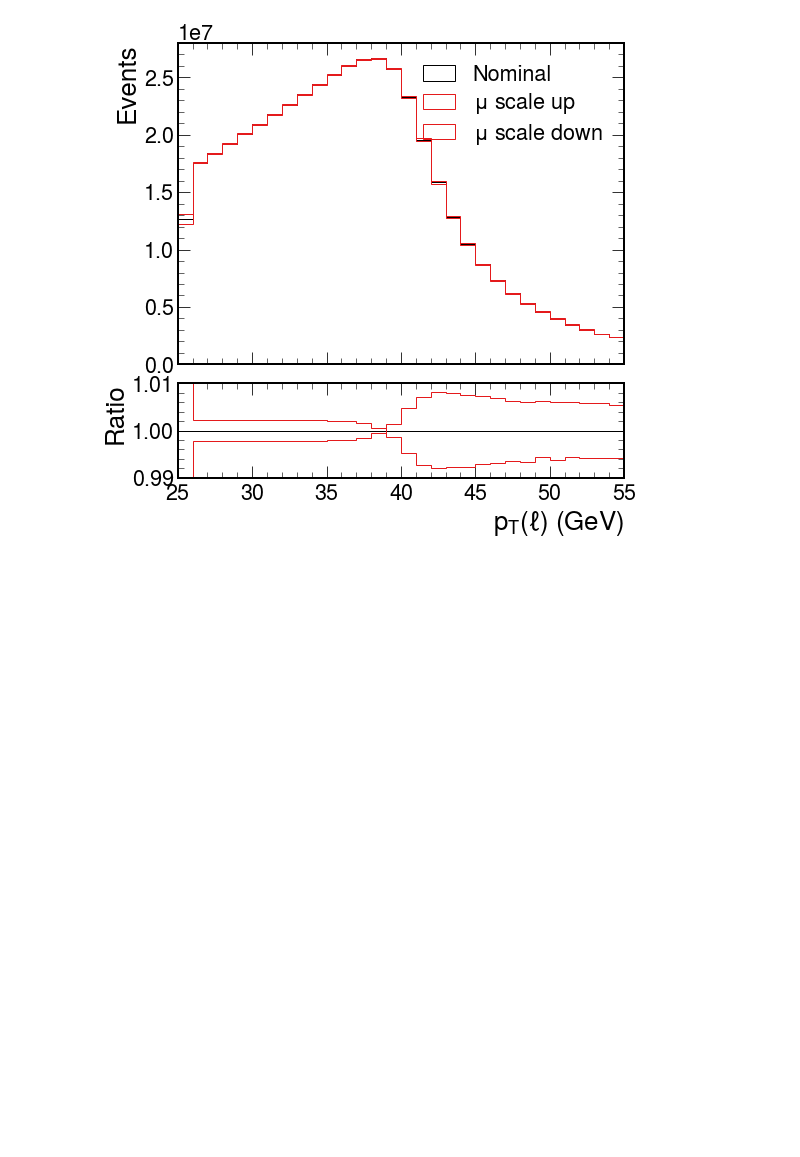
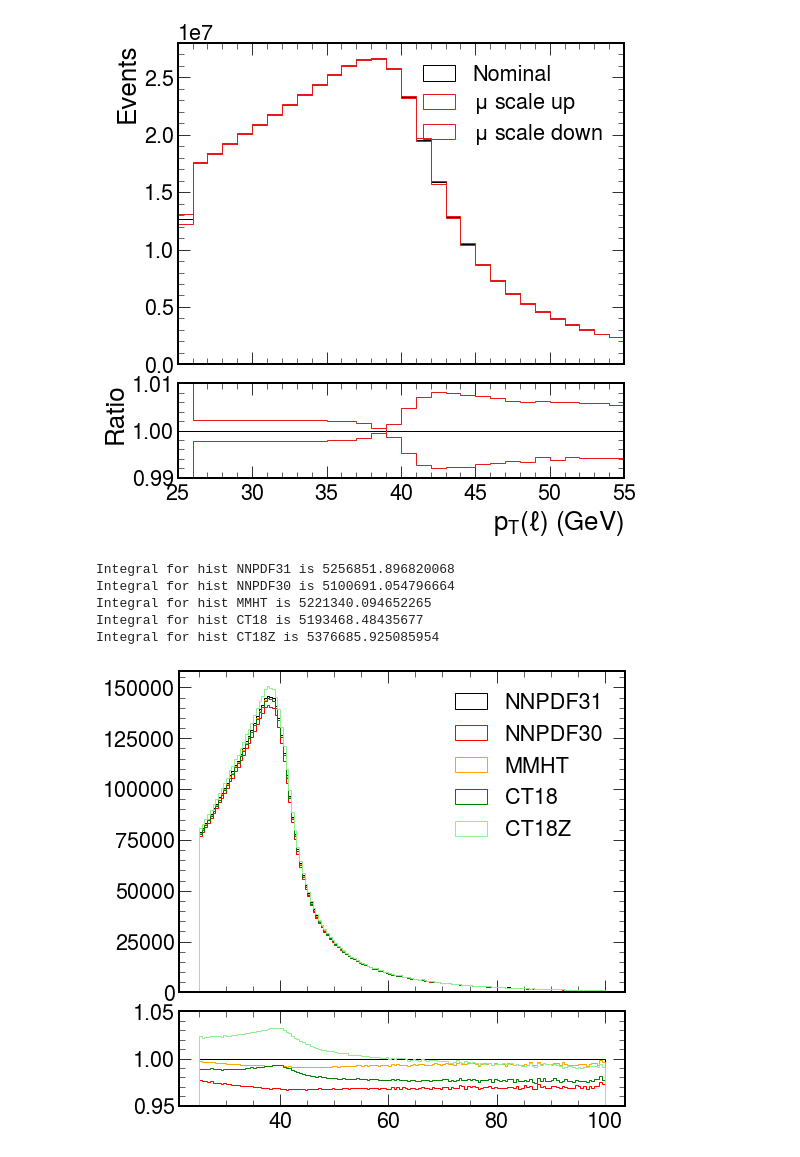
Before and after one commit to kdlong/ScatchMatplotlibPlots, a Jupyter notebook: plotSystematics.ipynb, the cells around one changed output. Saved outputs shown, nothing was run; the diff lists cells and outputs as text; code cells hidden in the pictures; blank space fills up the shorter version.

```diff
--- a/plotSystematics.ipynb
+++ b/plotSystematics.ipynb
@@ -6,15 +6,16 @@ import numpy as np
 # %%
 plt.style.use([mplhep.style.ROOT])
 # %%
-def plotHists(binnings, hists, names, colors, ratio_range=[0.9, 1.1], width=1):
+def plotHists(bins, hists, names, colors, ratio_range=[0.9, 1.1], width=1):
     fig = plt.figure(figsize=(8*width,8))
     ax1 = fig.add_subplot(4, 1, (1, 3))
     ax2 = fig.add_subplot(4, 1, 4)
-    for bins, hist, name, color in zip(binnings, hists, names, colors):
+    for hist, name, color in zip(hists, names, colors):
         print("Integral for hist", name, "is", np.sum(hist))
         args = {"label" : name, "color" : color}
         ax1.hist(bins[:-1], bins=bins, weights=hist, histtype='step', **args)
-        ax2.hist(bins[:-1], bins=bins, weights=hist/hists[0], histtype='step', label=name, color=color)
+        ratio = np.divide(hist, hists[0], out=np.zeros_like(hist), where=hists[0]!=0)
+        ax2.hist(bins[:-1], bins=bins, weights=ratio, histtype='step', label=name, color=color)
     ax2.set_ylim(ratio_range)
     ax1.set_xticklabels([])
     ax1.legend()
@@ -466,3 +467,28 @@ Integral for hist $\mu$ scale up is 460834845.3533575
 Integral for hist $\mu$ scale down is 461075942.67053735
 <matplotlib.legend.Legend at 0x...>
 [figure]
+# %%
+fct18 = uproot.open("/eos/user/k/kelong/SWAN_projects/PlotSystematics/ct18.root")
+fct18z = uproot.open("/eos/user/k/kelong/SWAN_projects/PlotSystematics/ct18z.root")
+fnnpdf31 = uproot.open("/eos/user/k/kelong/SWAN_projects/PlotSystematics/nnpdf31.root")
+fmmht = uproot.open("/eos/user/k/kelong/SWAN_projects/PlotSystematics/mmht.root")
+fnnpdf30 = uproot.open("/eos/user/k/kelong/SWAN_projects/PlotSystematics/nnpdf30.root")
+
+branch = "ptl_prefsr"
+process = "wmmunu_minnlo"
+chan="mn"
+histcen = "_".join([branch, chan])
+nnpdf31,bins = fnnpdf31[process][histcen].to_numpy()
+ct18,_ = fct18[process][histcen].to_numpy()
+mmht,_ = fmmht[process][histcen].to_numpy()
+nnpdf30,_ = fnnpdf30[process][histcen].to_numpy()
+ct18z,_ = fct18z[process][histcen].to_numpy()
+
+fig = plotHists(bins[50:201], [nnpdf31[50:200],nnpdf30[50:200],mmht[50:200],ct18[50:200],ct18z[50:200]], ["NNPDF31", "NNPDF30", "MMHT", "CT18", "CT18Z"], ['black', 'red', 'orange', "green", "lightgreen"], ratio_range=[0.95, 1.05])
+# %% [output]
+Integral for hist NNPDF31 is 5256851.896820068
+Integral for hist NNPDF30 is 5100691.054796664
+Integral for hist MMHT is 5221340.094652265
+Integral for hist CT18 is 5193468.48435677
+Integral for hist CT18Z is 5376685.925085954
+[figure, added]
```
Also changed, not shown: parts of 1 cell of this notebook.
